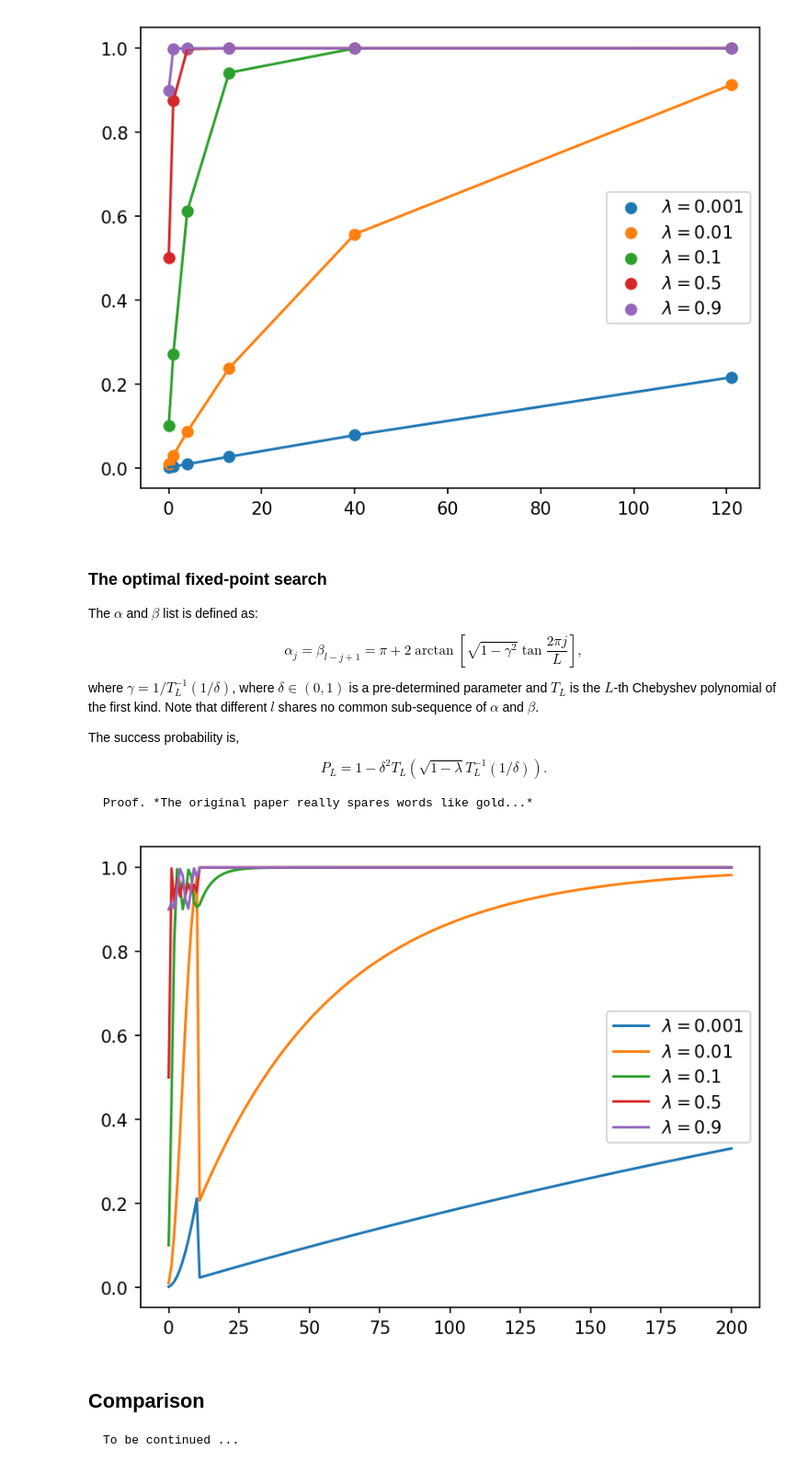
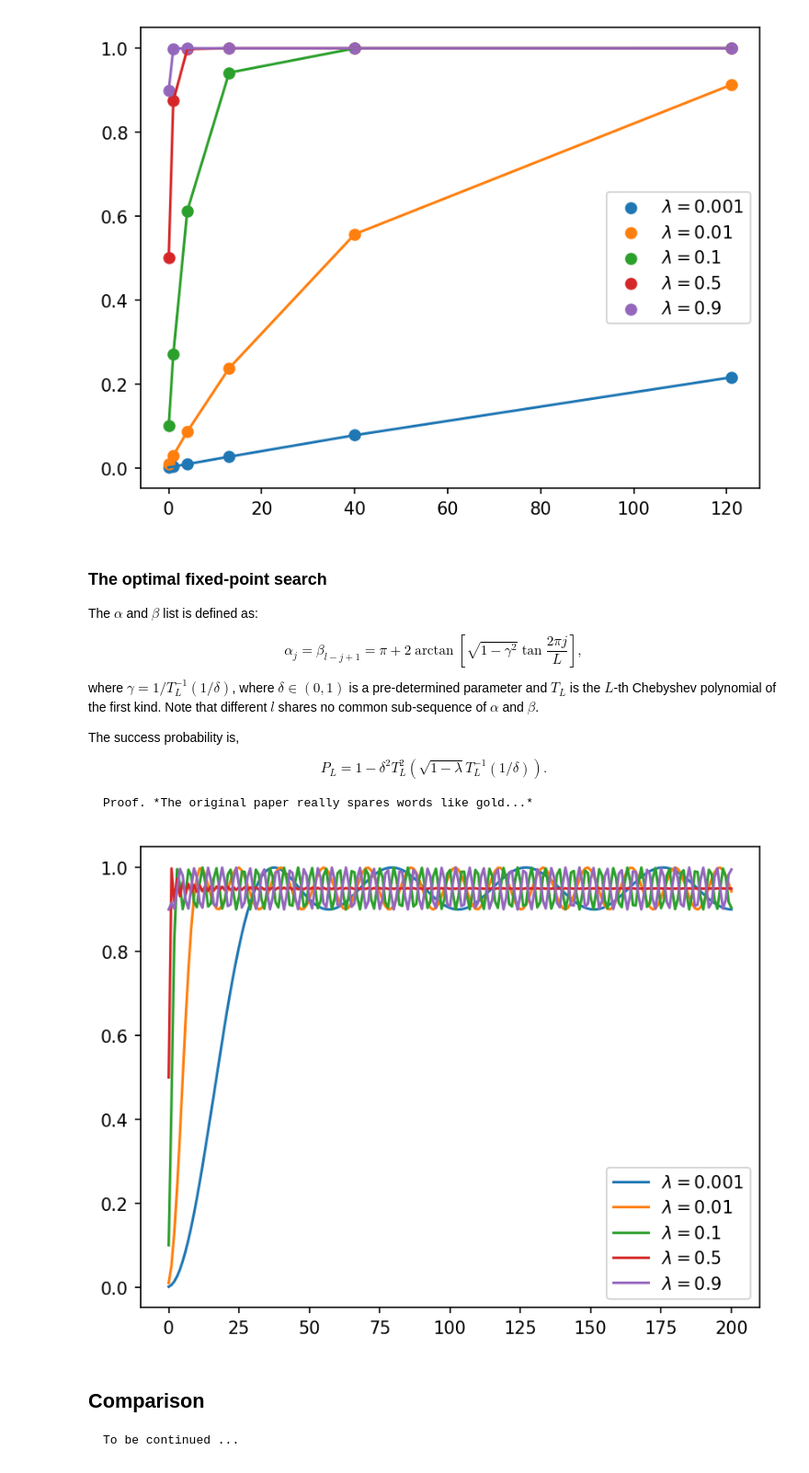
Before and after one commit to helloluxi/notes-qc, a Jupyter notebook: docs/Search/FixedPointSearch.ipynb, the cells around one changed output. Shown: that part at 92% size. Cells and saved outputs as stored; diff of their text form; code cells hidden in the pictures.

````diff
--- a/docs/Search/FixedPointSearch.ipynb
+++ b/docs/Search/FixedPointSearch.ipynb
@@ -205,7 +205,7 @@ Note that different $l$ shares no common sub-sequence of $\alpha$ and $\beta$.
 The success probability is,
 
 $$
-P_L = 1 - \delta^2 T_L(\sqrt{1-\lambda}T_L^{-1}(1/\delta)).
+P_L = 1 - \delta^2 T_L^2(\sqrt{1-\lambda}T_L^{-1}(1/\delta)).
 $$
 
 ```{admonition} Todo
@@ -214,23 +214,35 @@ Proof. *The original paper really spares words like gold...*
 # %%
 delta = 0.1**0.5
 
 fpqs_alpha_dict = {}
 fpqs_beta_dict = {}
-for L in range(max_l+1):
-    fpqs_alpha_dict[L] = np.array([np.pi + 2 * np.arctan(
-        np.tan(2 * np.pi * j / (L*2+1)) * np.sqrt(1 - brentq(lambda gamma: eval_chebyt(L*2+1, 1/gamma) - 1/delta, 1e-15, 1)**2)
-        ) for j in range(1,L+1)])
-    fpqs_beta_dict[L]  = fpqs_alpha_dict[L][::-1]
+fpqs_inv_gammma_dict = {}
+for l in range(max_l+1):
+    # T_L'(1) = L(L+1)
+    fpqs_inv_gammma_dict[l] = brentq(lambda gamma: eval_chebyt(l*2+1, 1/gamma) - 1/delta, max(1e-15, 1 - (1/delta - 1) / (l * (l + 1))), 1) if l else delta
+    fpqs_alpha_dict[l] = np.array([np.pi + 2 * np.arctan(
+        np.tan(2 * np.pi * j / (l*2+1)) * np.sqrt(1 - fpqs_inv_gammma_dict[l]**2)
+        ) for j in range(1,l+1)])
+    fpqs_beta_dict[l]  = fpqs_alpha_dict[l][::-1]
 
 plt.figure(dpi=150)
 for _lambda in lambda_list:
     plt.plot(range(max_l+1),
-            [success_probability(fpqs_alpha_dict[L], fpqs_beta_dict[L], np.sqrt(1-_lambda)) for L in range(max_l+1)],
+            [success_probability(fpqs_alpha_dict[l], fpqs_beta_dict[l], np.sqrt(1-_lambda)) for l in range(max_l+1)],
             label=f'$\\lambda={_lambda}$')
 plt.legend()
 plt.show()
+
+## A verification of the theoretical probability
+# plt.figure(dpi=150)
+# for _lambda in lambda_list:
+#     plt.plot(range(max_l+1),
+#             [1 - (delta*eval_chebyt(l*2+1,np.sqrt(1-_lambda)/fpqs_inv_gammma_dict[l]))**2 for l in range(max_l+1)],
+#             label=f'$\\lambda={_lambda}$')
+# plt.legend()
+# plt.show()
 # %% [output]
-[figure, old version]
+[figure, new version]
 # %% [markdown]
 ## Comparison
 
````
Also changed, not shown: 1 other file.
